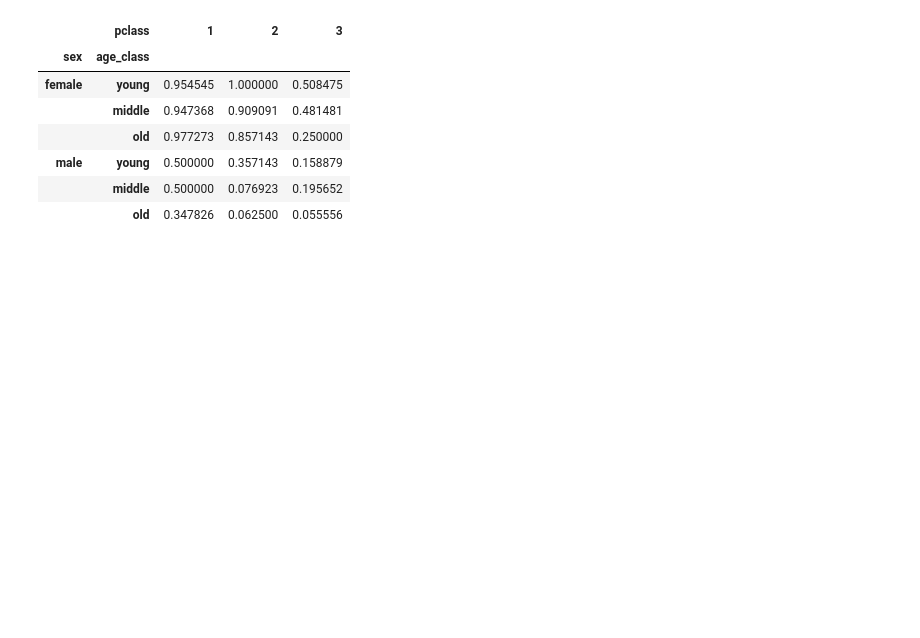
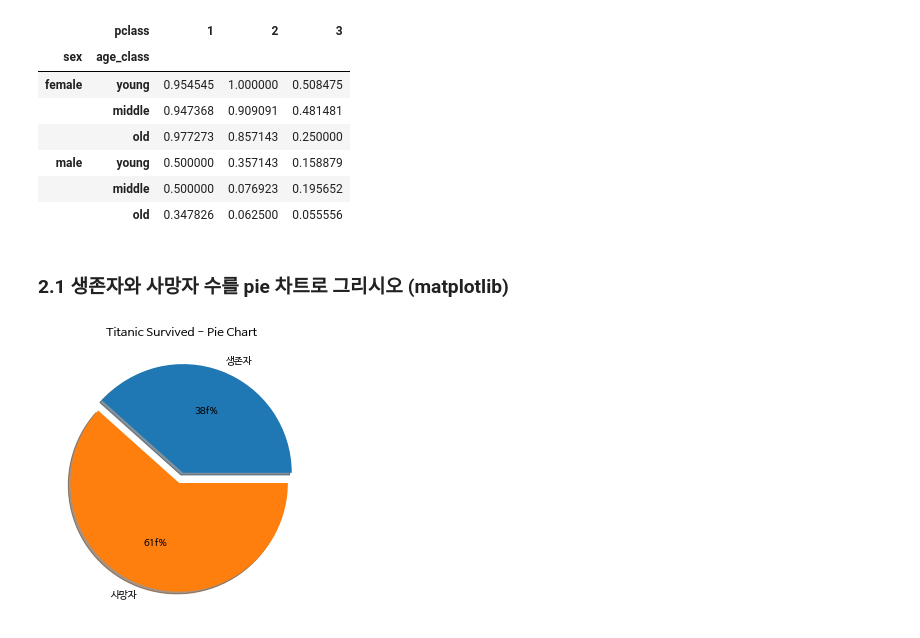
Before and after one commit to janggunhee/DS-stusy, a Jupyter notebook: PANDAS/Titanic.ipynb, the cells around one changed output. Saved outputs shown, nothing was run; the diff lists cells and outputs as text; code cells hidden in the pictures; blank space fills up the shorter version.

Commit message:
pandas study

```diff
--- a/PANDAS/Titanic.ipynb
+++ b/PANDAS/Titanic.ipynb
@@ -6,2 +6,12 @@ import numpy as np
+# %%
+import pandas as pd
+import seaborn as sb
+import numpy as np
+import matplotlib.pyplot as plt
+
+# 한글 출력을 위한 설정
+import matplotlib
+matplotlib.rcParams['font.family']="NanumBarunGothic"
+matplotlib.rcParams['axes.unicode_minus'] = False
 # %%
 # titanic 데이터 셋
@@ -395,3 +403,23 @@ titanic.pivot_table(values='survived', index=['sex', 'age_class'], columns= 'pcl
 | male | young | 0.500000 | 0.357143 | 0.158879 |
 |  | middle | 0.500000 | 0.076923 | 0.195652 |
 |  | old | 0.347826 | 0.062500 | 0.055556 |
+# %% [markdown]
+### 2.1 생존자와 사망자 수를 pie 차트로 그리시오 (matplotlib)
+# %%
+survived = titanic['survived'][titanic['survived'] == 1].count()
+
+not_survivied = titanic['survived'][titanic['survived'] == 0].count()
+
+
+data = [survived, not_survivied]
+
+pie_label = ['생존자', '사망자']
+exp = [0.05, 0.05]
+plt.figure(figsize=(5,5))
+plt.pie(data, labels=pie_label, explode=exp,
+       autopct='%.if%%', shadow=True)
+
+plt.title('Titanic Survived - Pie Chart')
+plt.show()
+# %% [output]
+[figure, added]
```
Also changed, not shown: parts of 4 cells of this notebook, 11 other files.
